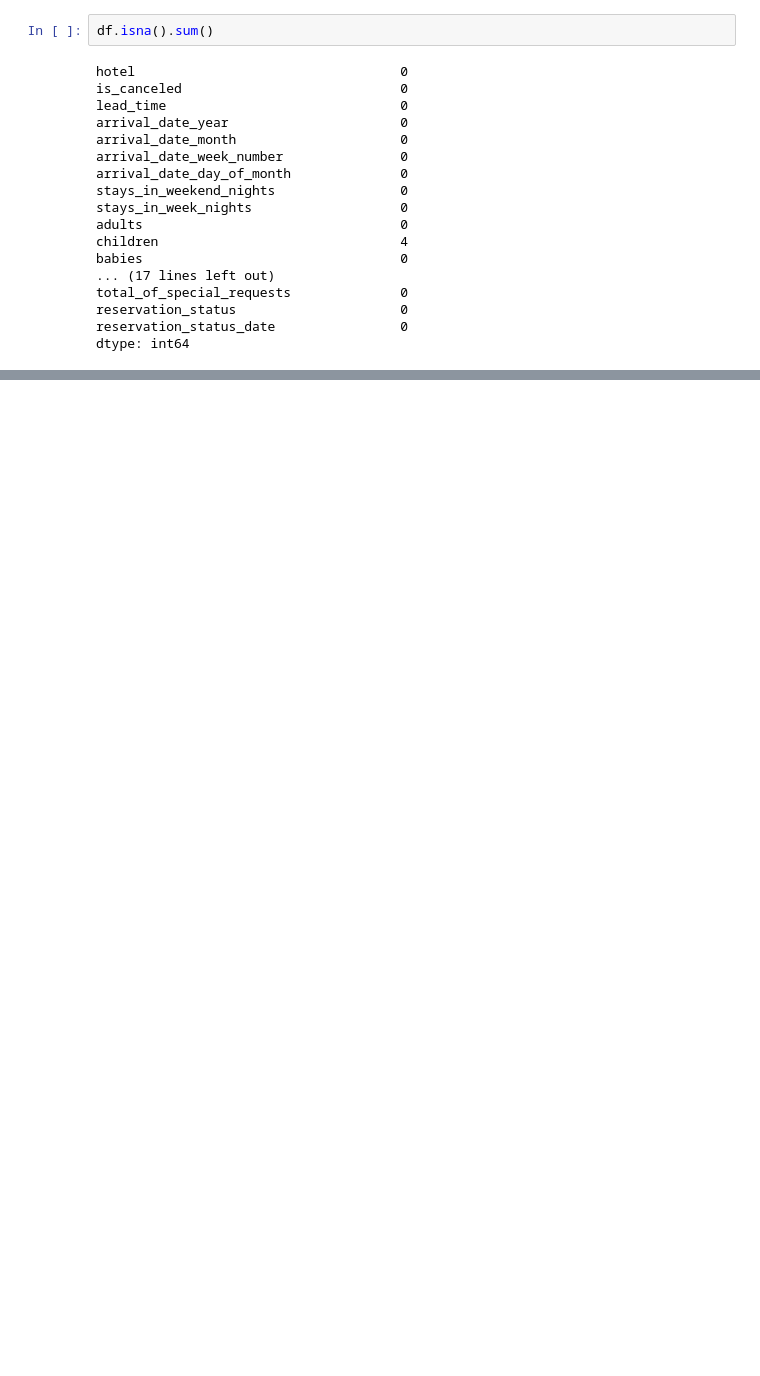
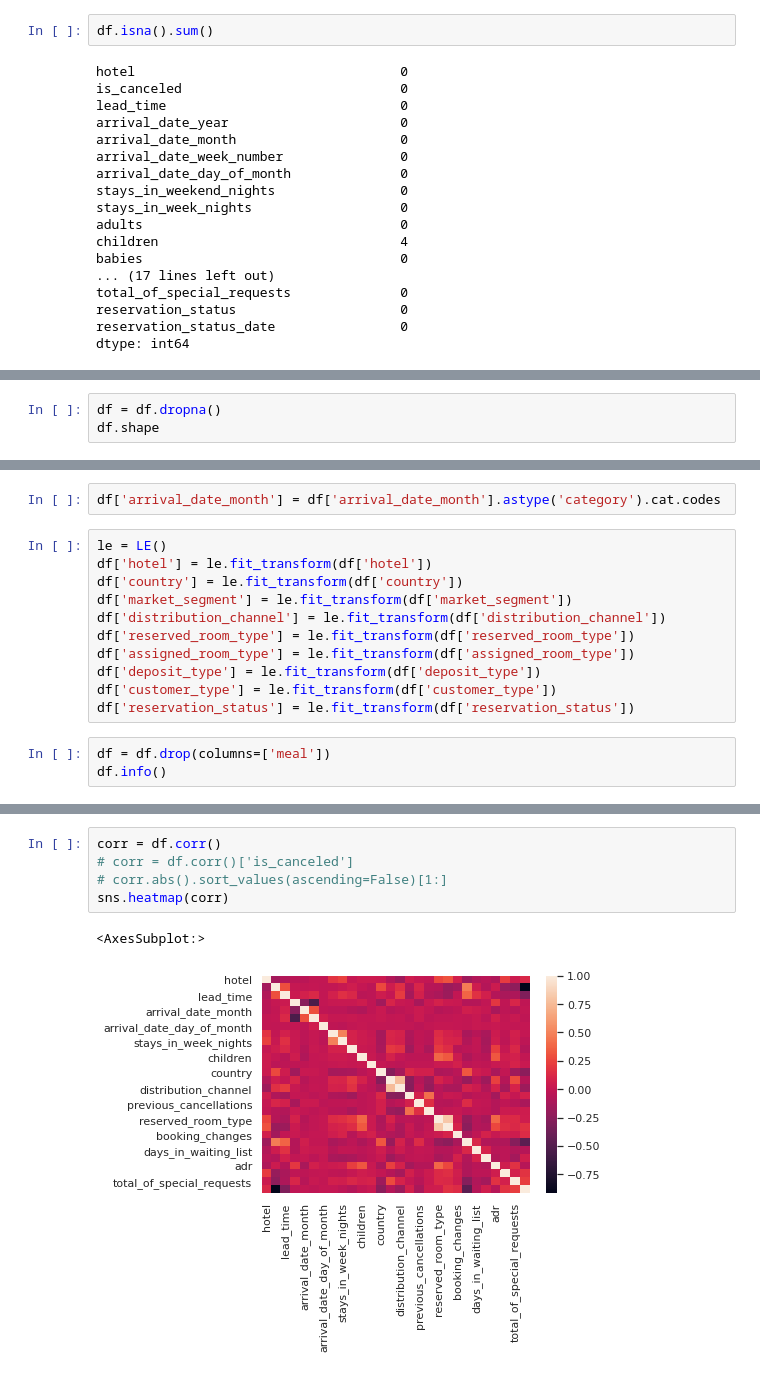
Before and after one commit to vince1396/ML---Hotel-booking, a Jupyter notebook: data_insights.ipynb, the cells around one changed output, grey strips where cells are left out. Drawn from its saved outputs; the diff is of its cells as text; blank space fills up the shorter version.

```diff
--- a/data_insights.ipynb
+++ b/data_insights.ipynb
@@ -114,0 +136,3 @@ dtype: int64
+# %%
+df = df.dropna()
+df.shape
@@ -114,0 +183,16 @@ dtype: int64
+# %%
+df['arrival_date_month'] = df['arrival_date_month'].astype('category').cat.codes
+# %%
+le = LE()
+df['hotel'] = le.fit_transform(df['hotel'])
+df['country'] = le.fit_transform(df['country'])
+df['market_segment'] = le.fit_transform(df['market_segment'])
+df['distribution_channel'] = le.fit_transform(df['distribution_channel'])
+df['reserved_room_type'] = le.fit_transform(df['reserved_room_type'])
+df['assigned_room_type'] = le.fit_transform(df['assigned_room_type'])
+df['deposit_type'] = le.fit_transform(df['deposit_type'])
+df['customer_type'] = le.fit_transform(df['customer_type'])
+df['reservation_status'] = le.fit_transform(df['reservation_status'])
+# %%
+df = df.drop(columns=['meal'])
+df.info()
@@ -114,0 +217,8 @@ dtype: int64
+# %%
+corr = df.corr()
+# corr = df.corr()['is_canceled']
+# corr.abs().sort_values(ascending=False)[1:]
+sns.heatmap(corr)
+# %% [output]
+<AxesSubplot:>
+[figure, added]
```
Also changed, not shown: parts of 12 cells of this notebook.
